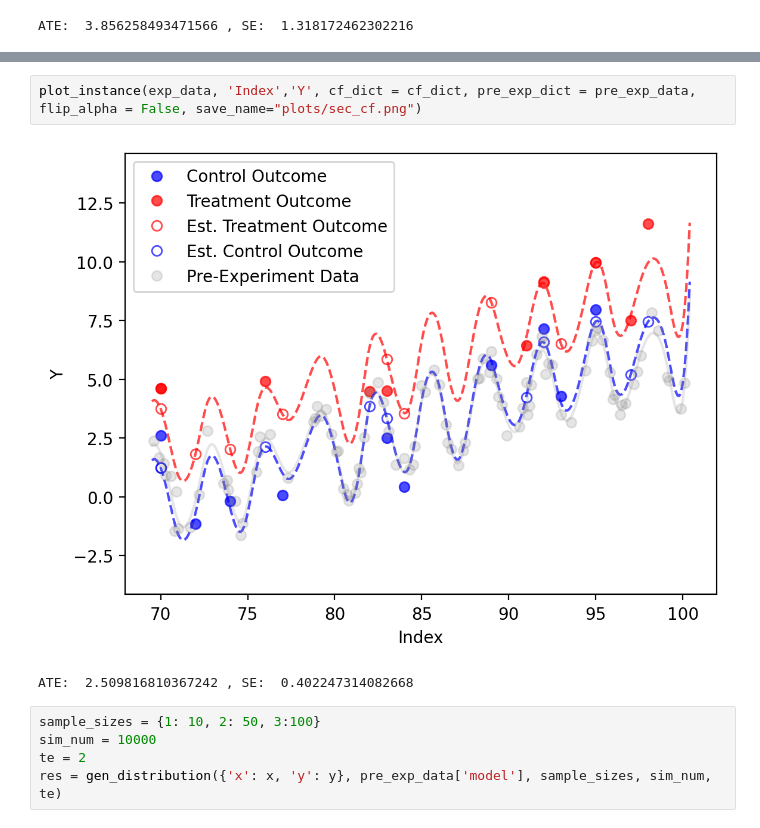
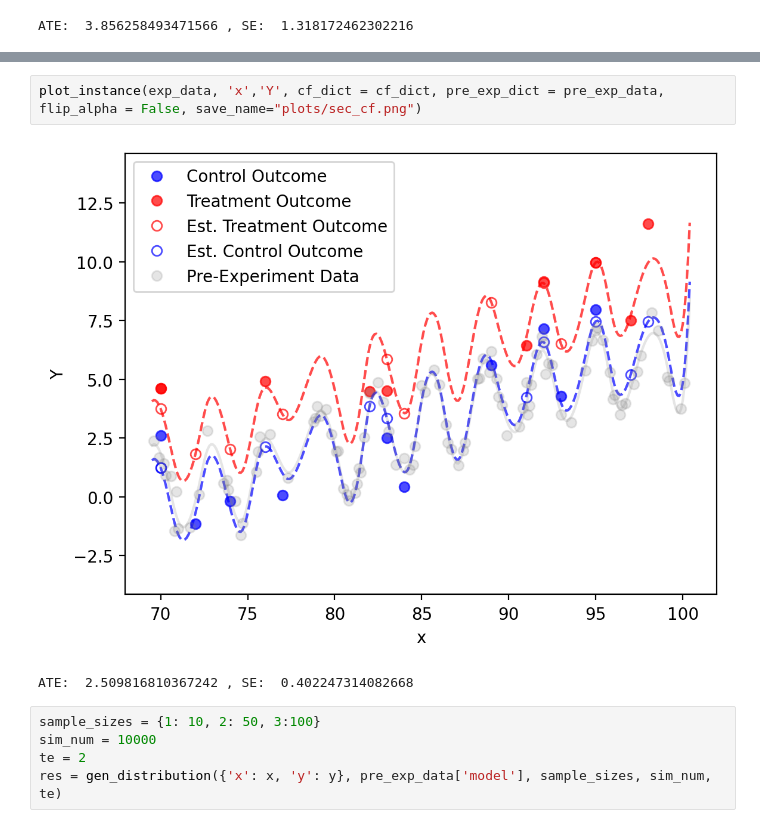
Before and after one commit to kshim99/Two-Stage-Framework-for-Variance-Reduction, a Jupyter notebook: Thesis toy examples 4.ipynb, the cells around one changed output, grey strips where cells are left out. Drawn from its saved outputs; the diff is of its cells as text.

```diff
--- a/Thesis toy examples 4.ipynb
+++ b/Thesis toy examples 4.ipynb
@@ -107,8 +107,8 @@ plot_instance(exp_data, 'Index','Y', cf_dict = cf_dict, pre_exp_dict = pre_exp_d
 ATE:  2.509816810367242 , SE:  0.402247314082668
 # %%
-plot_instance(exp_data, 'Index','Y', cf_dict = cf_dict, pre_exp_dict = pre_exp_data, flip_alpha = False, save_name="plots/sec_cf.png")
+plot_instance(exp_data, 'x','Y', cf_dict = cf_dict, pre_exp_dict = pre_exp_data, flip_alpha = False, save_name="plots/sec_cf.png")
 # %% [output]
-[figure, old version]
+[figure, new version]
 ATE:  2.509816810367242 , SE:  0.402247314082668
 # %%
 sample_sizes = {1: 10, 2: 50, 3:100}
```
Also changed, not shown: parts of 7 cells of this notebook, 8 other files.
